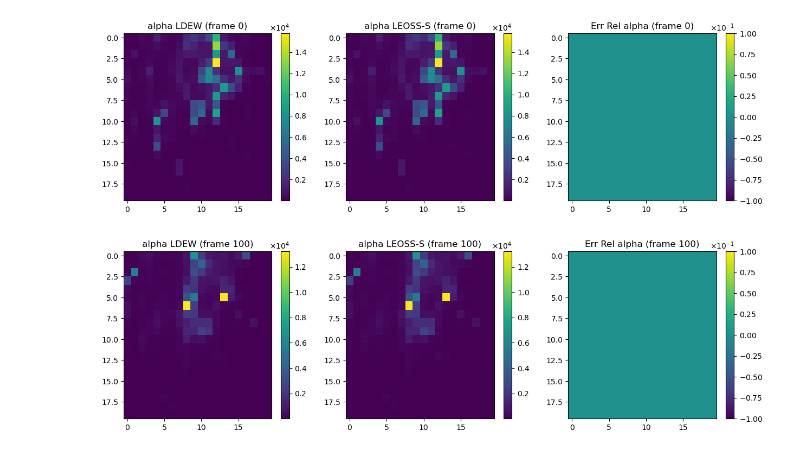
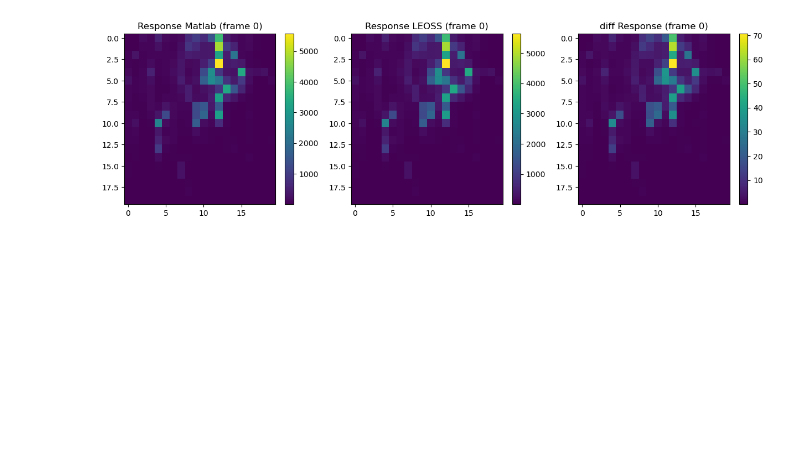
Before and after one commit to mattiamencagli/my-python-plots, a Jupyter notebook: AltLeo/Alphas_comp.ipynb, the cells around one changed output. Cells and saved outputs as stored; diff of their text form; code cells hidden in the pictures; blank space fills up the shorter version.

```diff
--- a/AltLeo/Alphas_comp.ipynb
+++ b/AltLeo/Alphas_comp.ipynb
@@ -113,45 +132,51 @@ alphaLDEV = alphaRealShortRead(pathLDEV+nameLDEV)[:401,:]
 # %%
 def reshape_mio(M, index):
     return np.reshape(M[index,:],(20,20))
 
-def reshape_mio_log10(M, index):
-    return np.log10(reshape_mio(M, index) + 1e-9)
-
 color = 'viridis'
-def plottone(idx, A, B, nameA, nameB):
+def plottone(idx, A, B, nameA, nameB, cosa):
     # fig0, axs0 = plt.subplots(1, 3, figsize=(15, 5))
     fig = plt.figure(10+idx, figsize=[15, 4])
     gs  = fig.add_gridspec(1,3) #, hspace=0)
     axs = gs.subplots()
+    im0 = axs[0].imshow(reshape_mio(A, idx), cmap=color, aspect='auto')
+    axs[0].set_title(f'{cosa} {nameA} (frame {idx})')
+    cbar = fig.colorbar(im0, ax=axs[0])
+    im1 = axs[1].imshow(reshape_mio(B, idx), cmap=color, aspect='auto')
+    axs[1].set_title(f'{cosa} {nameB} (frame {idx})')
+    cbar = fig.colorbar(im1, ax=axs[1])
+    im2 = axs[2].imshow(reshape_mio(B-A, idx), cmap=color, aspect='auto')
+    axs[2].set_title(f'diff {cosa} (frame {idx})')
+    cbar = fig.colorbar(im2, ax=axs[2])
+    plt.savefig(savepath+cosa+'_'+nameA+'_'+nameB+'_'+'frame'+str(idx)+'.png', bbox_inches='tight', dpi=300, format='png')
 
-    im0 = axs[0].imshow(reshape_mio(A, idx), cmap=color, aspect='auto')
-    axs[0].set_title(f'alpha {nameA} (frame {idx})')
-    cbar = fig.colorbar(im0, ax=axs[0])
-    cbar.formatter.set_powerlimits((0, 0))
-    cbar.formatter.set_useMathText(True)
+def l2plot(A, B, nameA, nameB, cosa):
+    l2 = np.array([np.linalg.norm(reshape_mio(B-A,i)) for i in range(400)])
+    fig = plt.figure(1000, figsize=[10, 5])
+    gs  = fig.add_gridspec(1,2) #, hspace=0)
+    axs = gs.subplots()
+    title = r'$||%s_{{%s}}^2-%s_{{%s}}^2||$'%(cosa,nameA,cosa,nameB)
+    axs[0].semilogy(l2)
+    axs[0].set_xlabel('frame')
+    axs[0].set_xlim((-1,8))
+    axs[0].set_title(title)
+    axs[1].plot(l2)
+    axs[1].set_xlabel('frame')
+    axs[1].set_title(title)
+    plt.savefig(savepath+'l2_'+cosa+'_'+nameA+'_'+nameB+'.png', bbox_inches='tight', dpi=300, format='png')
 
-    im1 = axs[1].imshow(reshape_mio(B, idx), cmap=color, aspect='auto')
-    axs[1].set_title(f'alpha {nameB} (frame {idx})')
-    cbar = fig.colorbar(im1, ax=axs[1])
-    cbar.formatter.set_powerlimits((0, 0))
-    cbar.formatter.set_useMathText(True)
+# plottone(0,   alphaLDEV, alphaClau, 'LDEW', 'LEOSS', 'alpha')
+# plottone(100, alphaLDEV, alphaClau, 'LDEW', 'LEOSS', 'alpha')
+# plottone(300, alphaLDEV, alphaClau, 'LDEW', 'LEOSS', 'alpha')
+#l2plot(alphaLDEV, alphaClau, 'LDEW', 'LEOSS', 'alpha')
 
-    diff = np.abs(B-A)/A
-    im2 = axs[2].imshow(reshape_mio(diff, idx), cmap=color, aspect='auto')
-    axs[2].set_title(f'Err Rel alpha (frame {idx})')
-    cbar = fig.colorbar(im2, ax=axs[2])
-    cbar.formatter.set_powerlimits((0, 0))
-    cbar.formatter.set_useMathText(True)
+quantita = 'Response'
+for i in range(1):
+    plottone(i, alphaMioM, alphaClau, 'Matlab', 'LEOSS', quantita)
+#plottone(50, alphaMioM, alphaClau, 'Matlab', 'LEOSS', quantita)
 
-    plt.savefig(savepath+'alpha_'+nameA+'_'+nameB+'_'+'frame'+str(idx)+'.svg', bbox_inches='tight', format='svg')
-
-plottone(0,   alphaLDEV, alphaClau, 'LDEW', 'LEOSS-S')
-plottone(100, alphaLDEV, alphaClau, 'LDEW', 'LEOSS-S')
-
-#plottone(0,   alphaMioM, alphaClau, 'Matlab', 'LEOSS-S')
-#plottone(100, alphaMioM, alphaClau, 'Matlab', 'LEOSS-S')
+#l2plot(alphaMioM, alphaClau, 'Matlab', 'LEOSS', 'Response')
 # %% [output]
-[figure, old version]
+[figure, new version]
-[figure, removed]
 # %%
 lw = 2;
```
Also changed, not shown: parts of 5 cells of this notebook, 1 other file.
